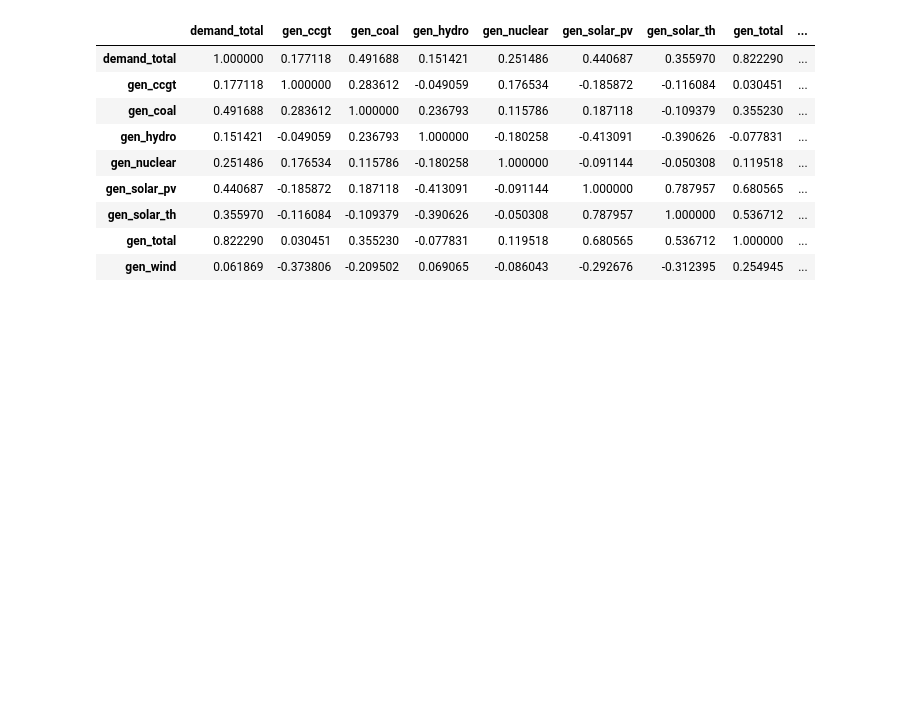
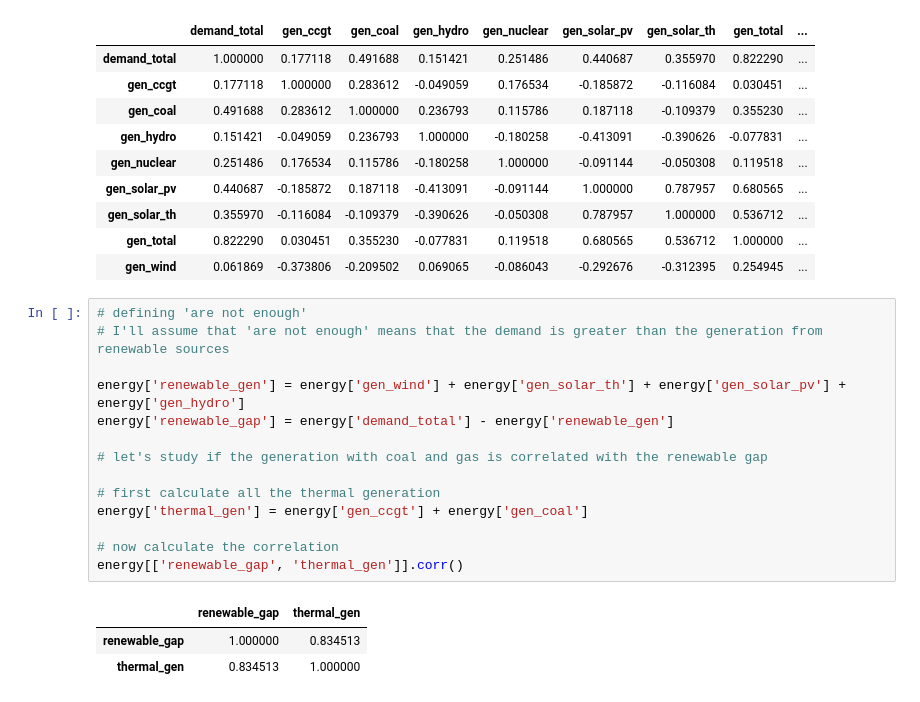
Before and after one commit to BOYSABIO/IE-University, a Jupyter notebook: IE_MASTERS/7_PYTHON_FOR_DATA_ANALYSIS/s18_pandas_practice.ipynb, the cells around one changed output. Saved outputs shown, nothing was run; the diff lists cells and outputs as text; blank space fills up the shorter version.

```diff
--- a/IE_MASTERS/7_PYTHON_FOR_DATA_ANALYSIS/s18_pandas_practice.ipynb
+++ b/IE_MASTERS/7_PYTHON_FOR_DATA_ANALYSIS/s18_pandas_practice.ipynb
@@ -289,3 +377,21 @@ energy[['demand_total', 'gen_ccgt',	'gen_coal',	'gen_hydro', 'gen_nuclear',	'gen
 | gen_solar_th | 0.355970 | -0.116084 | -0.109379 | -0.390626 | -0.050308 | 0.787957 | 1.000000 | 0.536712 | ... |
 | gen_total | 0.822290 | 0.030451 | 0.355230 | -0.077831 | 0.119518 | 0.680565 | 0.536712 | 1.000000 | ... |
 | gen_wind | 0.061869 | -0.373806 | -0.209502 | 0.069065 | -0.086043 | -0.292676 | -0.312395 | 0.254945 | ... |
+# %%
+# defining 'are not enough'
+# I'll assume that 'are not enough' means that the demand is greater than the generation from renewable sources
+
+energy['renewable_gen'] = energy['gen_wind'] + energy['gen_solar_th'] + energy['gen_solar_pv'] + energy['gen_hydro']
+energy['renewable_gap'] = energy['demand_total'] - energy['renewable_gen']
+
+# let's study if the generation with coal and gas is correlated with the renewable gap
+
+# first calculate all the thermal generation
+energy['thermal_gen'] = energy['gen_ccgt'] + energy['gen_coal']
+
+# now calculate the correlation
+energy[['renewable_gap', 'thermal_gen']].corr()
+# %% [output]
+|  | renewable_gap | thermal_gen |
+| renewable_gap | 1.000000 | 0.834513 |
+| thermal_gen | 0.834513 | 1.000000 |
```
Also changed, not shown: parts of 9 cells of this notebook, 1 other file.
